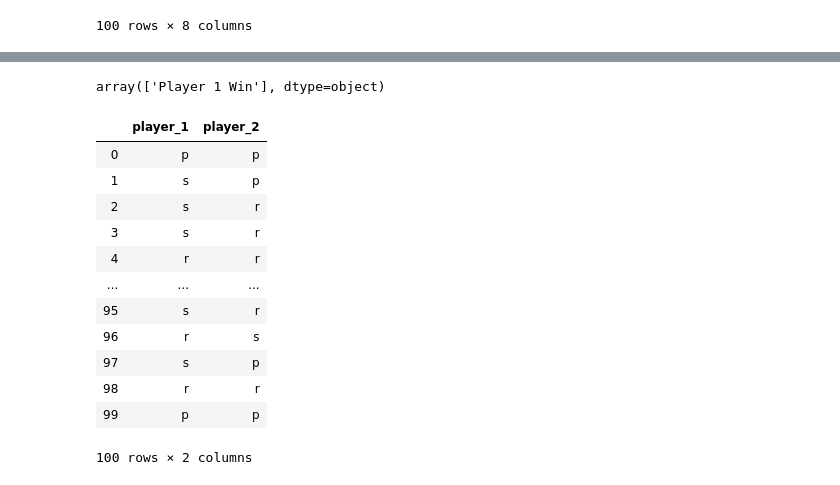
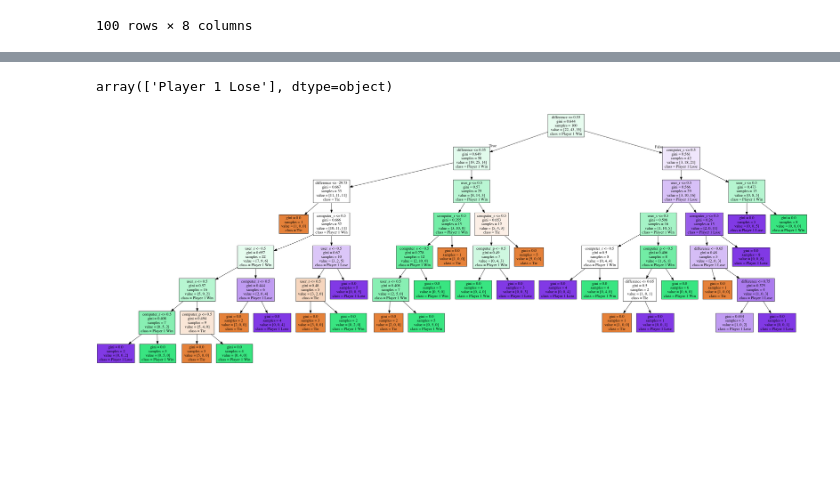
Before and after one commit to kevinclee26/RPS_ML_Demo, a Jupyter notebook: RPS_ML.ipynb, the cells around one changed output, grey strips where cells are left out. Saved outputs shown, nothing was run; the diff lists cells and outputs as text; code cells hidden in the pictures; blank space fills up the shorter version.

```diff
--- a/RPS_ML.ipynb
+++ b/RPS_ML.ipynb
@@ -97,23 +142,7 @@ InvocationException: GraphViz's executables not found
 # %%
-game={'player_1': ['r'], 'player_2': ['s']}
+game={'player_1': 'r', 'player_2': 'p'}
 # game_transformed=ohencoder.transform(pd.DataFrame(game))
-game_transformed=ohencoder.transform([['r', 's']])
+game_transformed=ohencoder.transform([list(game.values())])
 clf.predict(game_transformed)
 # %% [output]
-array(['Player 1 Win'], dtype=object)
+array(['Player 1 Lose'], dtype=object)
-# %%
-X
-# %% [output]
-|  | player_1 | player_2 |
-| 0 | p | p |
-| 1 | s | p |
-| 2 | s | r |
-| 3 | s | r |
-| 4 | r | r |
-| ... | ... | ... |
-| 95 | s | r |
-| 96 | r | s |
-| 97 | s | p |
-| 98 | r | r |
-| 99 | p | p |
-100 rows × 2 columns
@@ -124,0 +149,25 @@ X
+# %%
+import pandas as pd
+from sklearn.preprocessing import OneHotEncoder
+from sklearn.tree import DecisionTreeClassifier
+from IPython.display import Image
+import pydotplus
+
+df=pd.read_csv('result/result_complex.csv', header=None, names=['player_1', 'player_2', 'first_time', 'second_time', 'result'])
+df['difference']=df.iloc[:, 3].str.split(':').str[-1].astype(float)-df.iloc[:, 2].str.split(':').str[-1].astype(float)
+# pd.to_datetime(df.iloc[:, 2:3])
+df
+X=df[['player_1', 'player_2']]
+ohencoder=OneHotEncoder()
+X_transformed=ohencoder.fit_transform(X)
+X_transformed=pd.DataFrame(X_transformed.toarray(), columns=ohencoder.get_feature_names(['user', 'computer']))
+X_transformed['difference']=df['difference']
+y=df['result']
+clf=tree.DecisionTreeClassifier()
+clf.fit(X_transformed, y)
+
+dot_data=tree.export_graphviz(clf, feature_names=X_transformed.columns, filled=True, class_names=y.unique())
+graph=pydotplus.graph_from_dot_data(dot_data)
+Image(graph.create_png())
+# %% [output]
+[figure, added]
```
Also changed, not shown: parts of 14 cells of this notebook, 17 other files.
